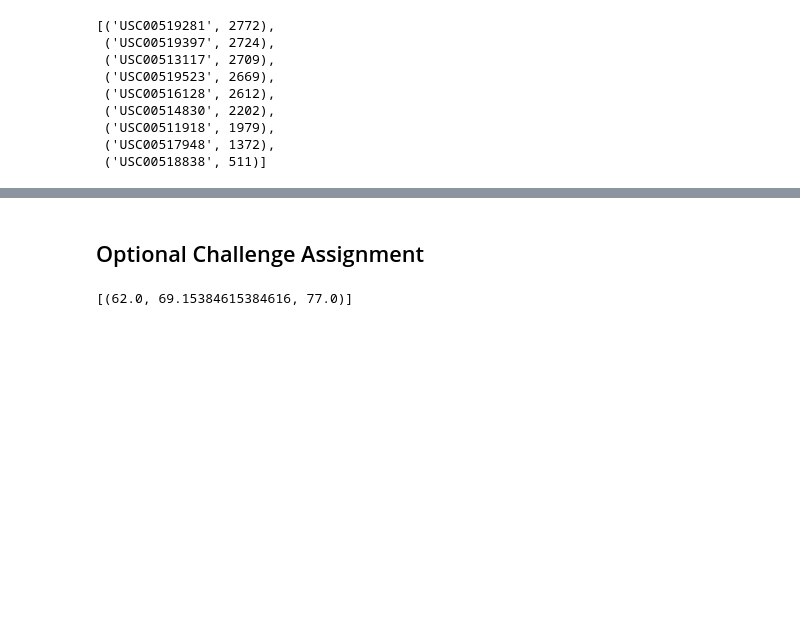
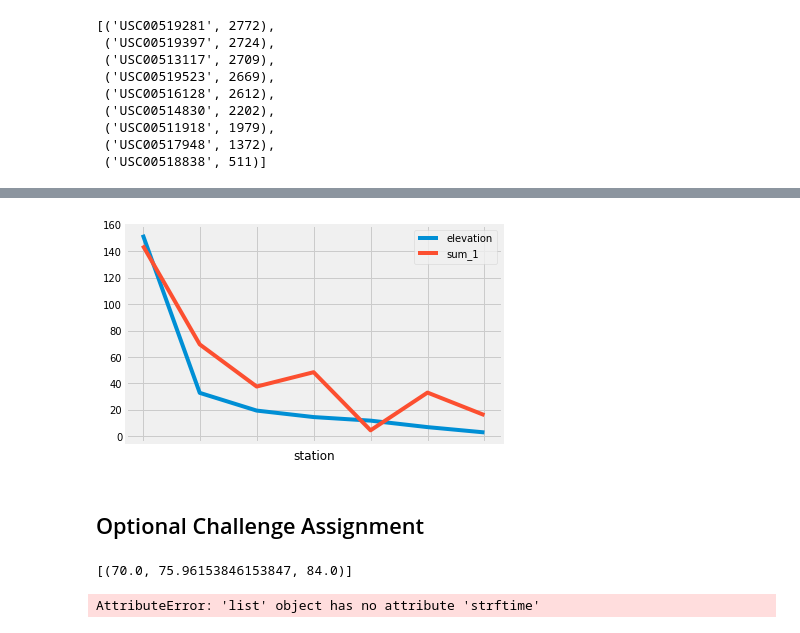
Before and after one commit to brownal05/climate_app, a Jupyter notebook: climate_starter.ipynb, the cells around one changed output, grey strips where cells are left out. Cells and saved outputs as stored; diff of their text form; code cells hidden in the pictures; blank space fills up the shorter version.

```diff
--- a/climate_starter.ipynb
+++ b/climate_starter.ipynb
@@ -207,3 +218,12 @@ print(weather_stations)
+# %%
+elevation_stations = session.query(Measurement.station, Station.name, Station.latitude, Station.longitude, Station.elevation, func.sum(Measurement.prcp)).filter(Measurement.station == Station.station).filter(Measurement.date >= query_date, Measurement.date <= "2017-08-05").group_by(Measurement.station).order_by(Station.elevation.desc())
+elevation_df = pd.read_sql_query(elevation_stations.statement, engine, index_col = 'station')
+el_df = elevation_df[["elevation", "sum_1"]]
+el_df.plot()
+plt.show()
+#Hey look it rains in the mountains
+# %% [output]
+[figure, added]
 # %% [markdown]
 ## Optional Challenge Assignment
 # %%
@@ -224,11 +244,21 @@ def daily_normals(date):
     sel = [func.min(Measurement.tobs), func.avg(Measurement.tobs), func.max(Measurement.tobs)]
     return session.query(*sel).filter(func.strftime("%m-%d", Measurement.date) == date).all()
 
-daily_normals("01-01")
+daily_normals("08-24")
 # %% [output]
-[(62.0, 69.15384615384616, 77.0)]
+[(70.0, 75.96153846153847, 84.0)]
 # %%
 # calculate the daily normals for your trip
+query_date = dt.date(2017, 8, 23) - dt.timedelta(days=365)
+start = query_date.strftime("%m-%d-%Y")
+
+normal_datetime = session.query(func.strftime("%m-%d", Measurement.date)).filter(Measurement.date > query_date, Measurement.date < "2017-08-23").all()
+normals.strftime("%m")
+type(normal_datetime[1])
+#for d in normal_datetime:
+#    normals.strftime(d)
+
+
 # push each tuple of calculations into a list called `normals`
 
 # Set the start and end date of the trip
@@ -238,6 +268,8 @@ daily_normals("01-01")
 # Stip off the year and save a list of %m-%d strings
 
 # Loop through the list of %m-%d strings and calculate the normals for each date
+# %% [output]
+AttributeError: 'list' object has no attribute 'strftime'
 # %%
 # Load the previous query results into a Pandas DataFrame and add the `trip_dates` range as the `date` index
 # %%
```
Also changed, not shown: parts of 10 cells of this notebook.
